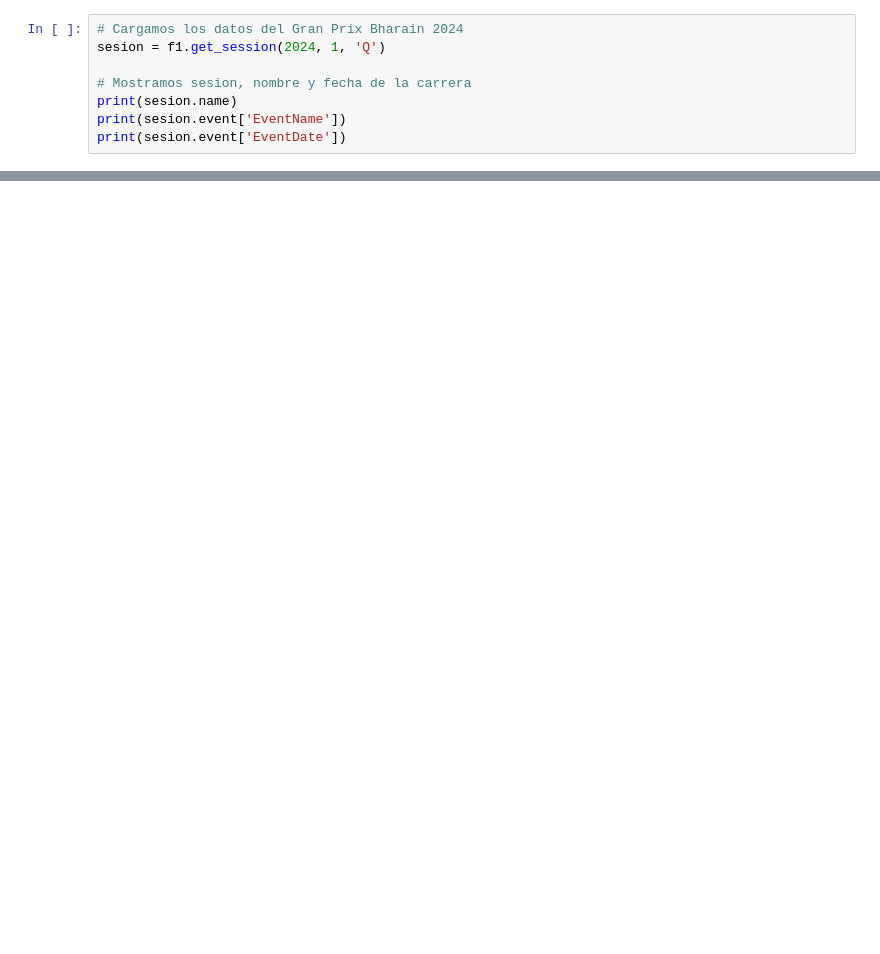
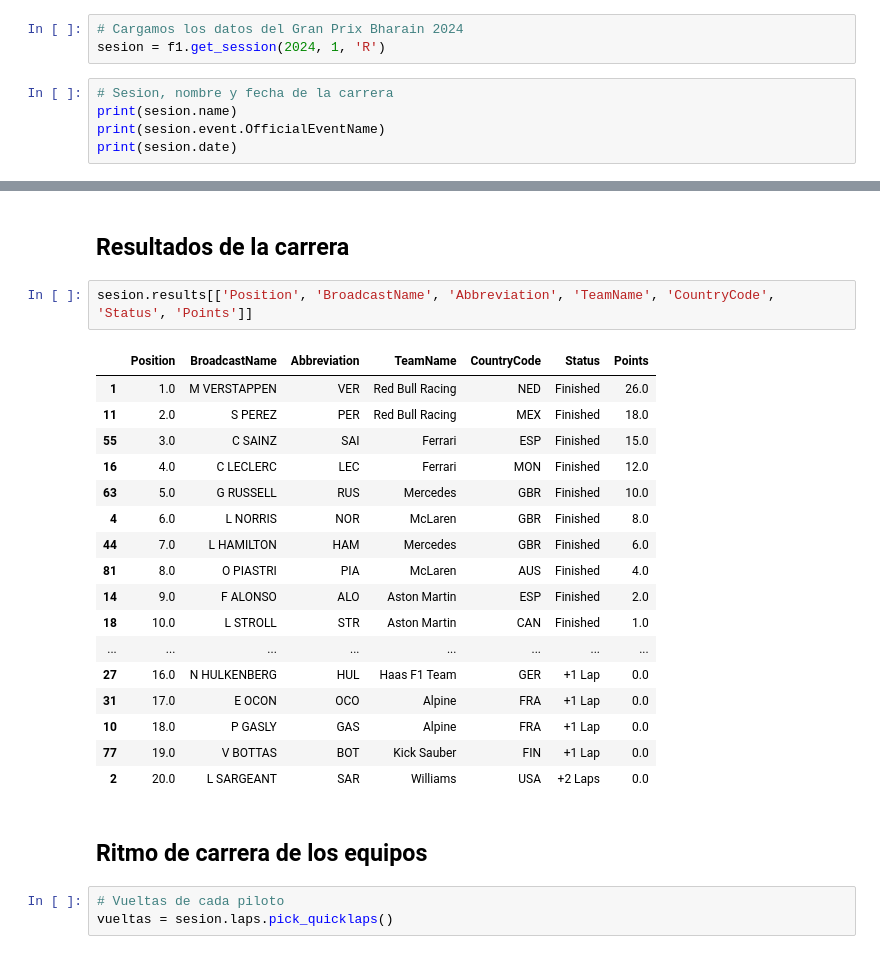
Before and after one commit to Ayrton-Milessi/Formula-1, a Jupyter notebook: Temporada 2024/01_BHARAIN/race.ipynb, the cells around one changed output, grey strips where cells are left out. Cells and saved outputs as stored; diff of their text form; blank space fills up the shorter version.

Commit message:
analisis GP Bharain

```diff
--- a/Temporada 2024/01_BHARAIN/race.ipynb
+++ b/Temporada 2024/01_BHARAIN/race.ipynb
@@ -6,10 +11,10 @@ import fastf1 as f1
 f1.Cache.enable_cache('cache')
+# %%
+# Cargamos los datos del Gran Prix Bharain 2024
+sesion = f1.get_session(2024, 1, 'R')
 # %%
-# Cargamos los datos del Gran Prix Bharain 2024
-sesion = f1.get_session(2024, 1, 'Q')
-
-# Mostramos sesion, nombre y fecha de la carrera
+# Sesion, nombre y fecha de la carrera
 print(sesion.name)
-print(sesion.event['EventName'])
-print(sesion.event['EventDate'])
+print(sesion.event.OfficialEventName)
+print(sesion.date)
 # %% [output]
@@ -59,0 +42,27 @@ sesion.results
+# %% [markdown]
+## Resultados de la carrera
+# %%
+sesion.results[['Position', 'BroadcastName', 'Abbreviation', 'TeamName', 'CountryCode', 'Status', 'Points']]
+# %% [output]
+|  | Position | BroadcastName | Abbreviation | TeamName | CountryCode | Status | Points |
+| 1 | 1.0 | M VERSTAPPEN | VER | Red Bull Racing | NED | Finished | 26.0 |
+| 11 | 2.0 | S PEREZ | PER | Red Bull Racing | MEX | Finished | 18.0 |
+| 55 | 3.0 | C SAINZ | SAI | Ferrari | ESP | Finished | 15.0 |
+| 16 | 4.0 | C LECLERC | LEC | Ferrari | MON | Finished | 12.0 |
+| 63 | 5.0 | G RUSSELL | RUS | Mercedes | GBR | Finished | 10.0 |
+| 4 | 6.0 | L NORRIS | NOR | McLaren | GBR | Finished | 8.0 |
+| 44 | 7.0 | L HAMILTON | HAM | Mercedes | GBR | Finished | 6.0 |
+| 81 | 8.0 | O PIASTRI | PIA | McLaren | AUS | Finished | 4.0 |
+| 14 | 9.0 | F ALONSO | ALO | Aston Martin | ESP | Finished | 2.0 |
+| 18 | 10.0 | L STROLL | STR | Aston Martin | CAN | Finished | 1.0 |
+| ... | ... | ... | ... | ... | ... | ... | ... |
+| 27 | 16.0 | N HULKENBERG | HUL | Haas F1 Team | GER | +1 Lap | 0.0 |
+| 31 | 17.0 | E OCON | OCO | Alpine | FRA | +1 Lap | 0.0 |
+| 10 | 18.0 | P GASLY | GAS | Alpine | FRA | +1 Lap | 0.0 |
+| 77 | 19.0 | V BOTTAS | BOT | Kick Sauber | FIN | +1 Lap | 0.0 |
+| 2 | 20.0 | L SARGEANT | SAR | Williams | USA | +2 Laps | 0.0 |
+# %% [markdown]
+## Ritmo de carrera de los equipos
+# %%
+# Vueltas de cada piloto
+vueltas = sesion.laps.pick_quicklaps()
```
Also changed, not shown: parts of 17 cells of this notebook, 1 other file.
